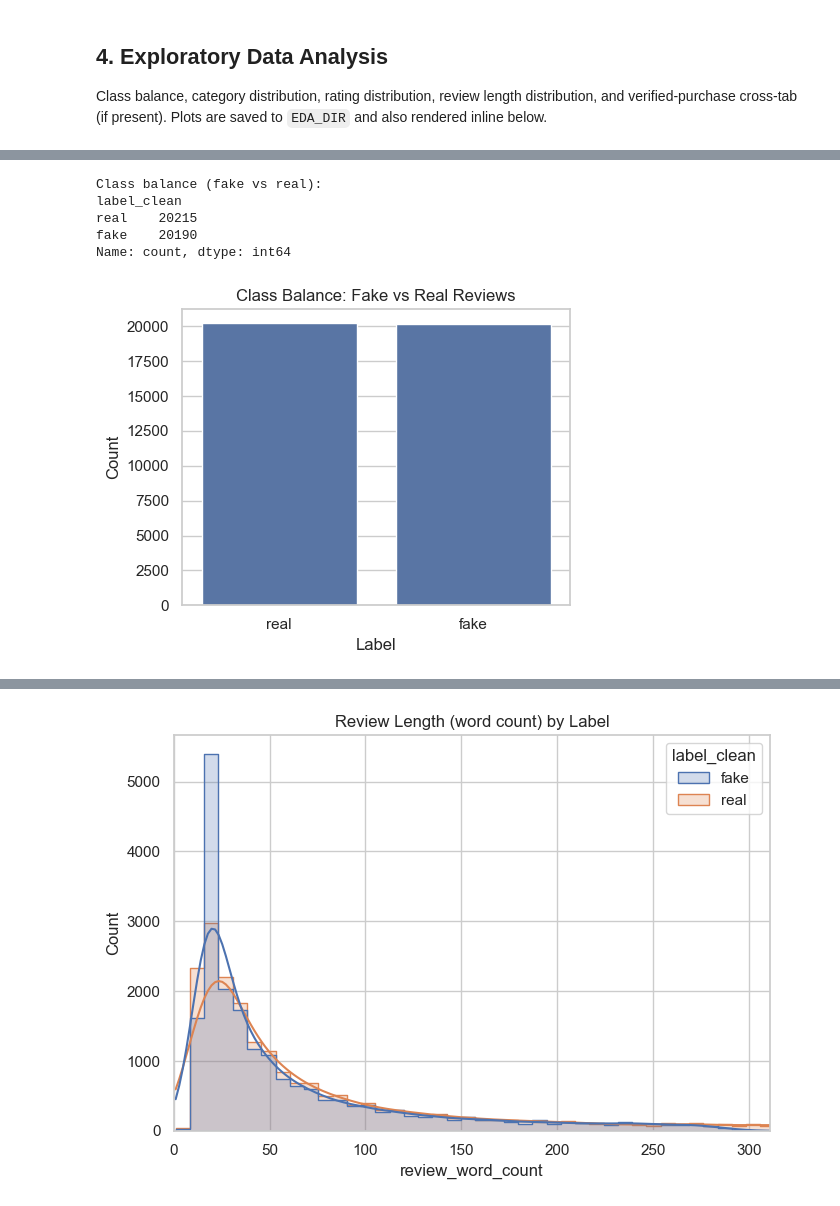
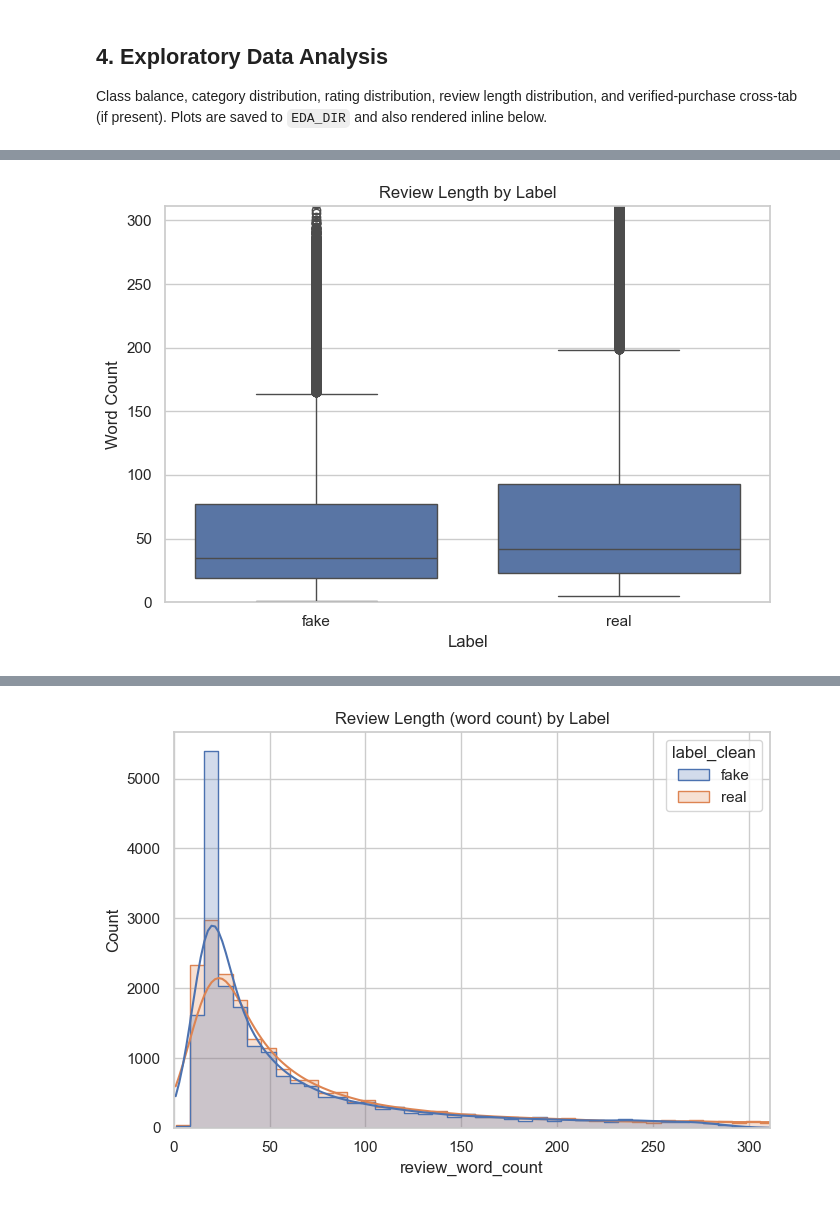
Before and after one commit to sankajithdjinasena/Review-Real-Fake-Classifier, a Jupyter notebook: 01_fake_reviews_clean_eda.ipynb, the cells around one changed output, grey strips where cells are left out. Saved outputs shown, nothing was run; the diff lists cells and outputs as text; code cells hidden in the pictures.

Commit message:
Add more EDA parts + Code Cleaning

```diff
--- a/01_fake_reviews_clean_eda.ipynb
+++ b/01_fake_reviews_clean_eda.ipynb
@@ -114,3 +61,0 @@ def normalize_columns(df: pd.DataFrame) -> pd.DataFrame:
-# %%
-df = normalize_columns(df)
-df.head()
@@ -123,0 +70,9 @@ df.head()
+# %%
+df = df.rename(columns={"text_": "review_text"})
+
+df["label_clean"] = df["label"].map({
+    "CG": "fake",
+    "OR": "real"
+})
+
+df.head()
@@ -181,20 +299,26 @@ Class balance, category distribution, rating distribution, review length distrib
 # %%
-counts = df["label_clean"].value_counts()
-print("Class balance (fake vs real):")
-print(counts, "\n")
+plt.figure(figsize=(7, 5))
 
-plt.figure(figsize=(5, 4))
-sns.countplot(data=df, x="label_clean", order=counts.index)
-plt.title("Class Balance: Fake vs Real Reviews")
+sns.boxplot(
+    data=df,
+    x="label_clean",
+    y="review_word_count"
+)
+
+plt.title("Review Length by Label")
 plt.xlabel("Label")
-plt.ylabel("Count")
+plt.ylabel("Word Count")
+
+plt.ylim(
+    0,
+    df["review_word_count"].quantile(0.99)
+)
+
 plt.tight_layout()
-plt.savefig(os.path.join(EDA_DIR, "class_balance.png"), dpi=150)
+plt.savefig(
+    os.path.join(EDA_DIR, "review_length_boxplot.png"),
+    dpi=150
+)
 plt.show()
 # %% [output]
-Class balance (fake vs real):
-label_clean
-real    20215
-fake    20190
-Name: count, dtype: int64
-[figure, old version]
+[figure, new version]
```
Also changed, not shown: parts of 16 cells of this notebook, 18 other files.
